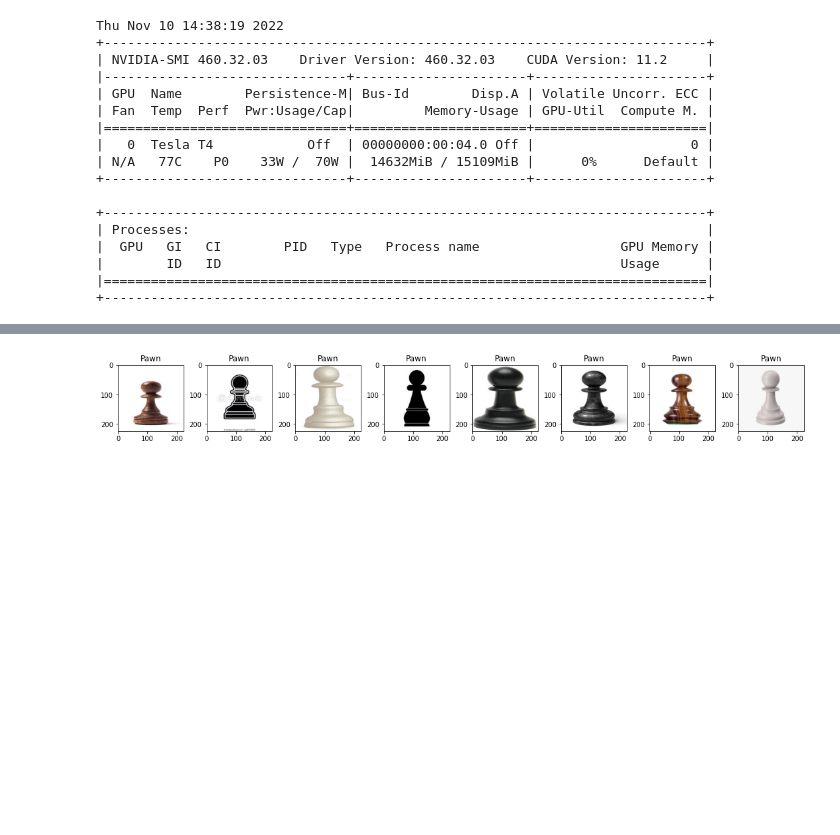
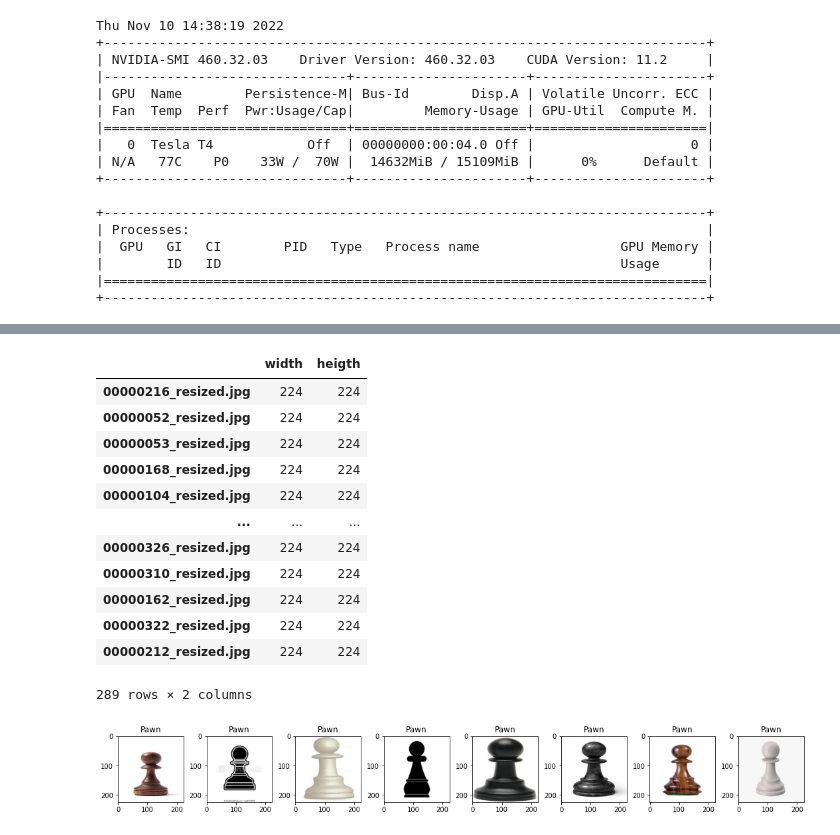
Before and after one commit to ananthu-raj/Image-Classification-Experimentation, a Jupyter notebook: Chess_Image_Classification.ipynb, the cells around one changed output, grey strips where cells are left out. Drawn from its saved outputs; the diff is of its cells as text; code cells hidden in the pictures; blank space fills up the shorter version.

```diff
--- a/Chess_Image_Classification.ipynb
+++ b/Chess_Image_Classification.ipynb
@@ -70,3 +73,33 @@ plt.show();
+# %%
+# Checking Resolutions of Every Image
+# Reference : https://stackoverflow.com/questions/1507084/how-to-check-dimensions-of-all-images-in-a-directory-using-python
+from PIL import Image
+
+folder_images = dirname
+size_images = dict()
+
+for dirpath, _, filenames in os.walk(folder_images):
+    for path_image in filenames:
+        image = os.path.abspath(os.path.join(dirpath, path_image))
+        with Image.open(image) as img:
+            width, heigth = img.size
+            size_images[path_image] = {'width': width, 'heigth': heigth}
+resolutions = pd.DataFrame.from_dict(size_images, orient ='index')
+resolutions
+# %% [output]
+|  | width | heigth |
+| 00000216_resized.jpg | 224 | 224 |
+| 00000052_resized.jpg | 224 | 224 |
+| 00000053_resized.jpg | 224 | 224 |
+| 00000168_resized.jpg | 224 | 224 |
+| 00000104_resized.jpg | 224 | 224 |
+| ... | ... | ... |
+| 00000326_resized.jpg | 224 | 224 |
+| 00000310_resized.jpg | 224 | 224 |
+| 00000162_resized.jpg | 224 | 224 |
+| 00000322_resized.jpg | 224 | 224 |
+| 00000212_resized.jpg | 224 | 224 |
+289 rows × 2 columns
 # %%
 def plot_imgs(item_dir, title=" ", num_imgs=4, cmap='viridis'):
     all_item_dirs = os.listdir(item_dir)
```
Also changed, not shown: parts of 3 cells of this notebook.
